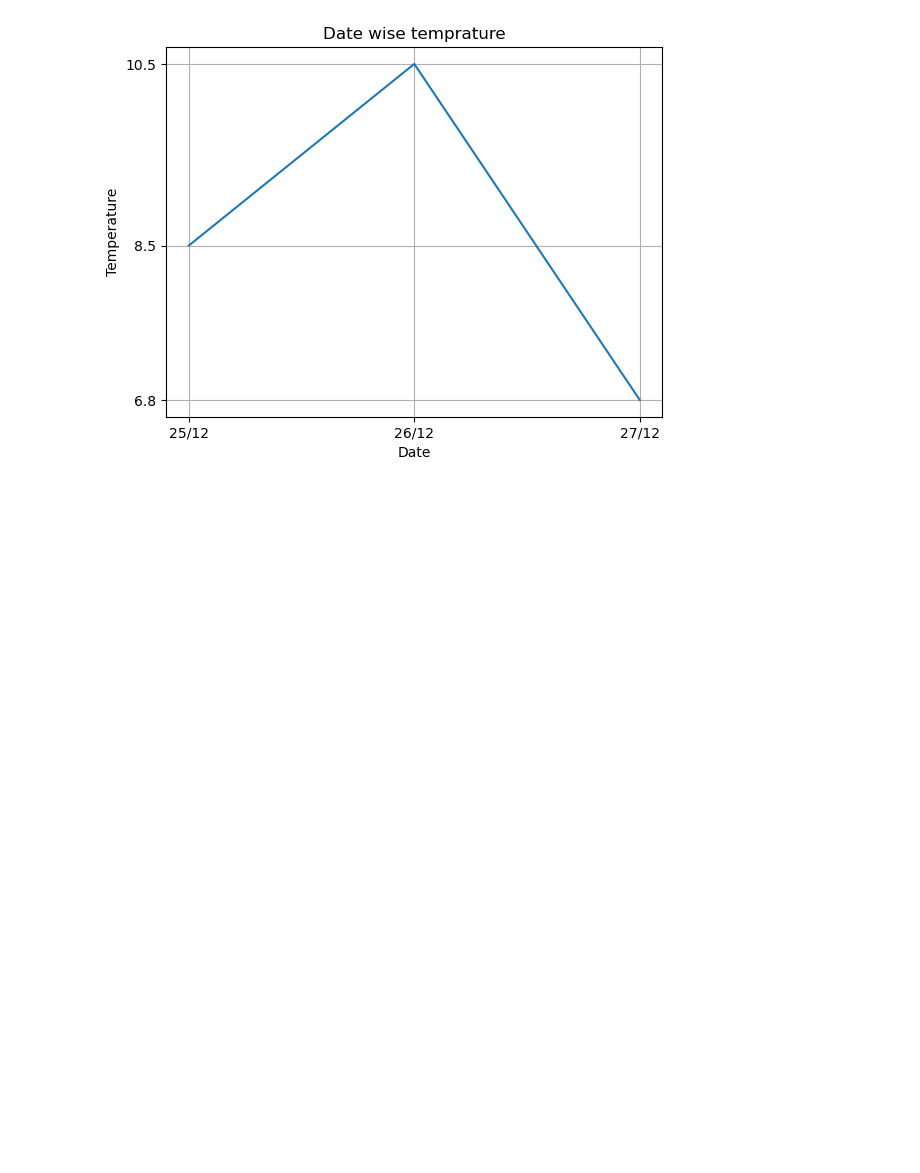
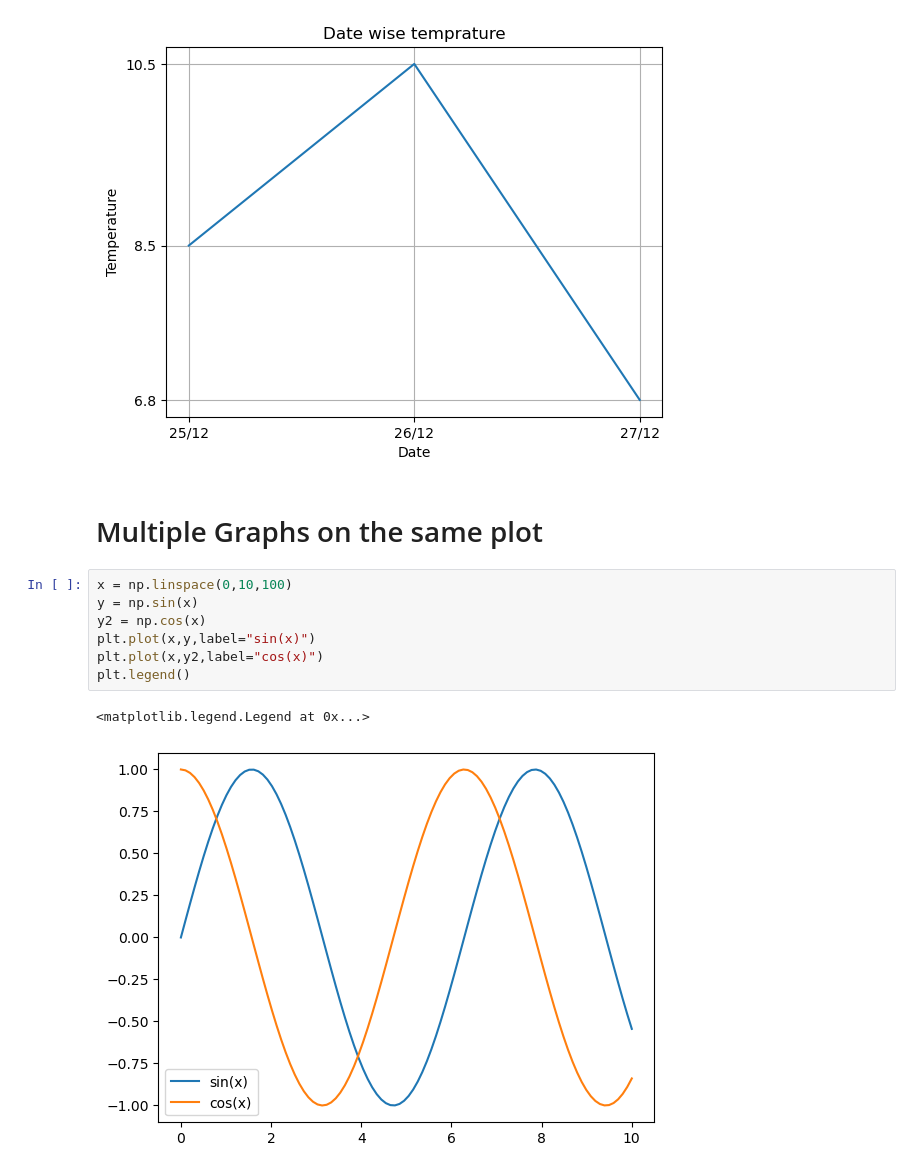
Before and after one commit to Coder-Amlan-for-College/MLC, a Jupyter notebook: Matplotlib.ipynb, the cells around one changed output. Cells and saved outputs as stored; diff of their text form; blank space fills up the shorter version.

```diff
--- a/Matplotlib.ipynb
+++ b/Matplotlib.ipynb
@@ -35,3 +35,15 @@ plt.yticks(temp)
 plt.show()
 # %% [output]
 [figure]
+# %% [markdown]
+# Multiple Graphs on the same plot
+# %%
+x = np.linspace(0,10,100)
+y = np.sin(x)
+y2 = np.cos(x)
+plt.plot(x,y,label="sin(x)")
+plt.plot(x,y2,label="cos(x)")
+plt.legend()
+# %% [output]
+<matplotlib.legend.Legend at 0x...>
+[figure, added]
```
Also changed, not shown: parts of 5 cells of this notebook.
